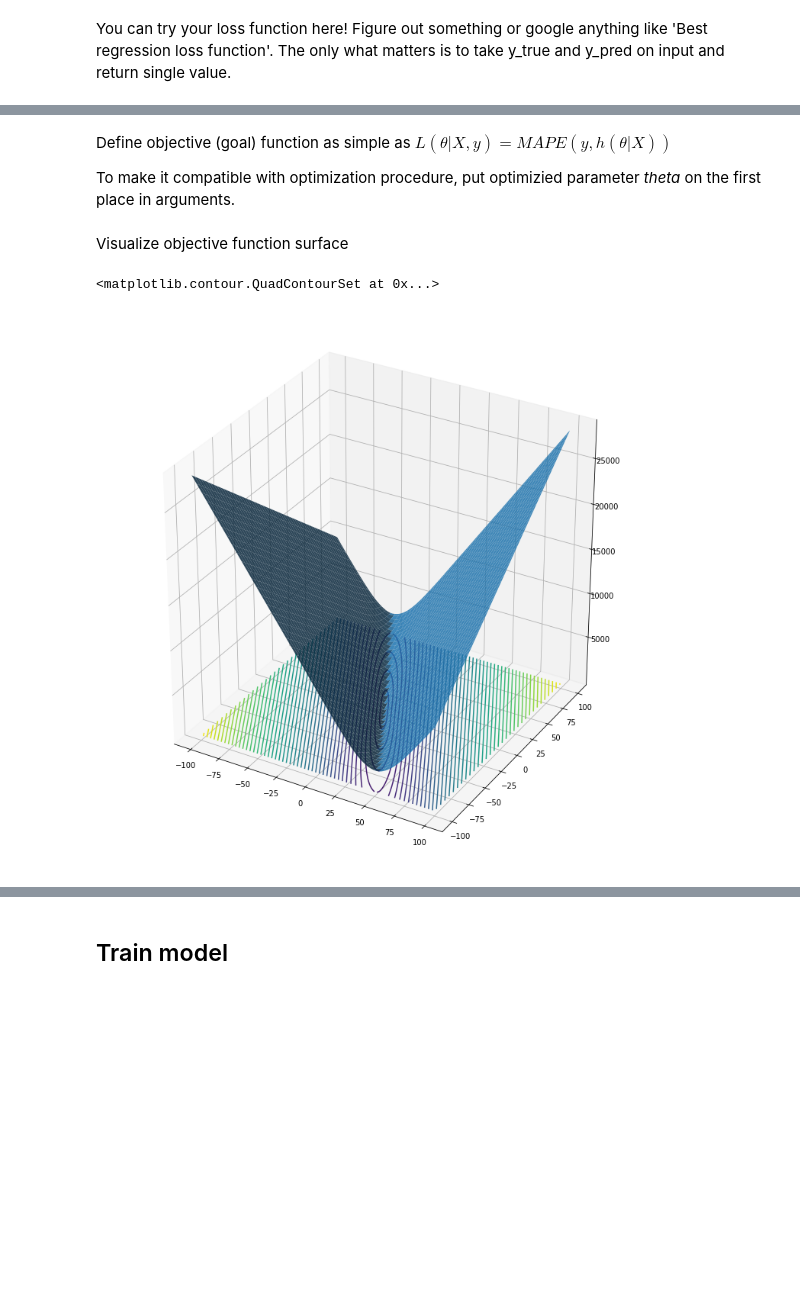
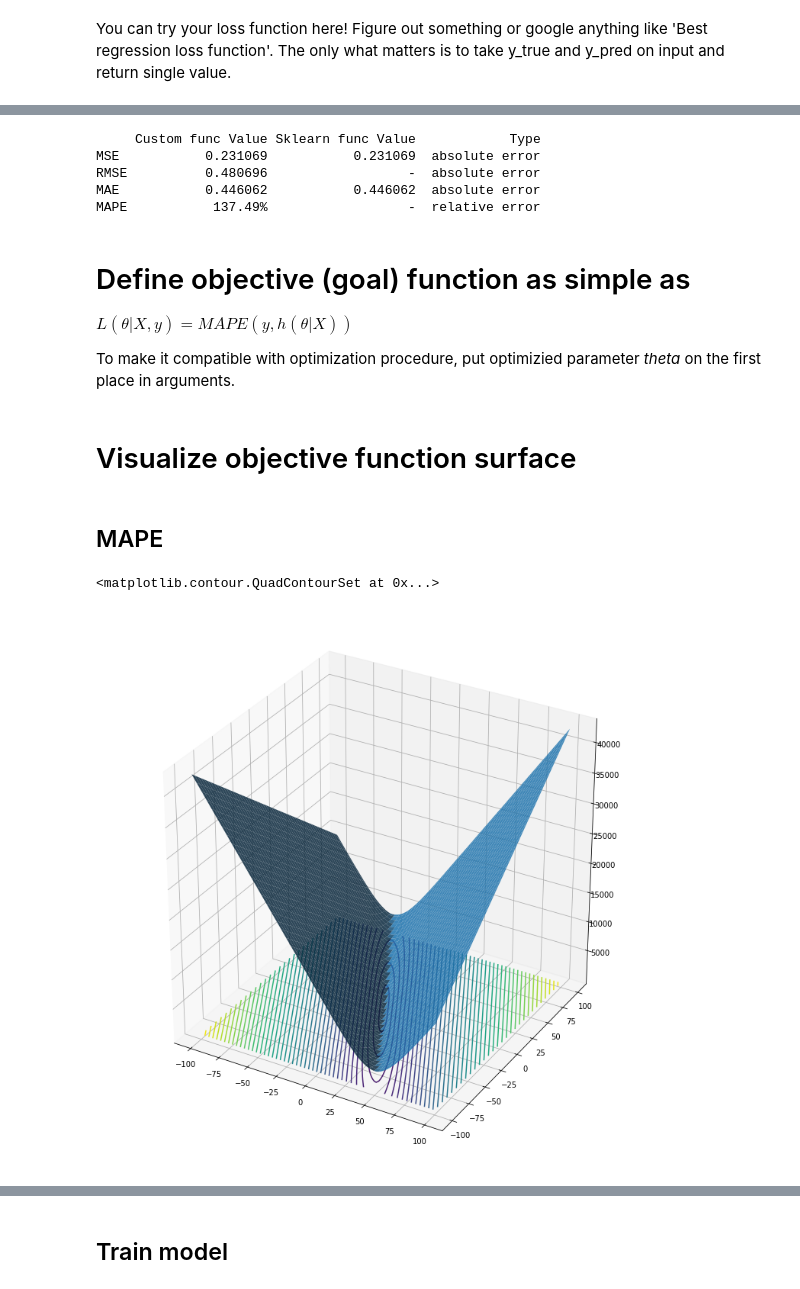
Before and after one commit to halynavs/gl-ml-basecamp, a Jupyter notebook: HW-2/HW-2-diff-loss-func.ipynb, the cells around one changed output, grey strips where cells are left out. Drawn from its saved outputs; the diff is of its cells as text; code cells hidden in the pictures; blank space fills up the shorter version.

```diff
--- a/HW-2/HW-2-diff-loss-func.ipynb
+++ b/HW-2/HW-2-diff-loss-func.ipynb
@@ -164,34 +195,50 @@ Error of random model: 17.22%
+# %%
+
+erors = {'Custom func Value': [mse(y, y_random), rmse(y, y_random) , mae(y, y_random), '%.2f%%'%mape(y, y_random)],
+         'Sklearn func Value': [mean_squared_error(y, y_random), '-', mean_absolute_error(y, y_random),'-'],
+        'Type': ['absolute error','absolute error','absolute error', 'relative error']}
+
+df_erors = pd.DataFrame(erors, columns = ['Custom func Value','Sklearn func Value','Type' ], index=['MSE','RMSE', 'MAE', 'MAPE'])
+print(df_erors)
+# %% [output]
+     Custom func Value Sklearn func Value            Type
+MSE           0.231069           0.231069  absolute error
+RMSE          0.480696                  -  absolute error
+MAE           0.446062           0.446062  absolute error
+MAPE           137.49%                  -  relative error
 # %% [markdown]
-Define objective (goal) function as simple as
+# Define objective (goal) function as simple as
 $L(\theta|X,y) = MAPE(y, h(\theta|X))$
 
 To make it compatible with optimization procedure, put optimizied parameter _theta_ on the first place in arguments.
 # %%
-def objective_function(theta, X,y, loss_function=mape):
+def objective_function(theta, X,y, loss_function=mse):
   y_true = np.asanyarray(y)
   y_pred = predict(X, theta)
 
   return loss_function(y_true, y_pred)
 # %% [markdown]
-Visualize objective function surface
+# Visualize objective function surface
+# %% [markdown]
+## MAPE
 # %%
 size = 100 # amount of tries for each parameter
 limits = (-100,100) # range of values for each parameter
 error = np.zeros((size,size)) # empty matrix of errors
 for i,w in enumerate(np.linspace(*limits,size)): # for each theta[0] component
     for j,b in enumerate(np.linspace(*limits,size)): # for each theate[1] component
         error[i,j] = objective_function(np.array([b,w]), X_I, y, mape) # compute cost for each theta
 
 # initialize figure
 from mpl_toolkits.mplot3d import Axes3D
 fig = plt.figure(figsize = (10,10))
 ax = Axes3D(fig)
 
-# create 2d array for each index
-K,L = np.meshgrid(np.linspace(*limits,size),np.linspace(*limits,size))
+# # create 2d array for each index
+# K,L = np.meshgrid(np.linspace(*limits,size),np.linspace(*limits,size))
 
 ax.plot_surface(K,L,Z = error, alpha = 0.85) # plot cost function surface in 3d
 plt.contour(K,L,error,50, offset = 1) # plot cost function 2d-projection
 # %% [output]
 <matplotlib.contour.QuadContourSet at 0x...>
-[figure, old version]
+[figure, new version]
```
Also changed, not shown: parts of 49 cells of this notebook.
